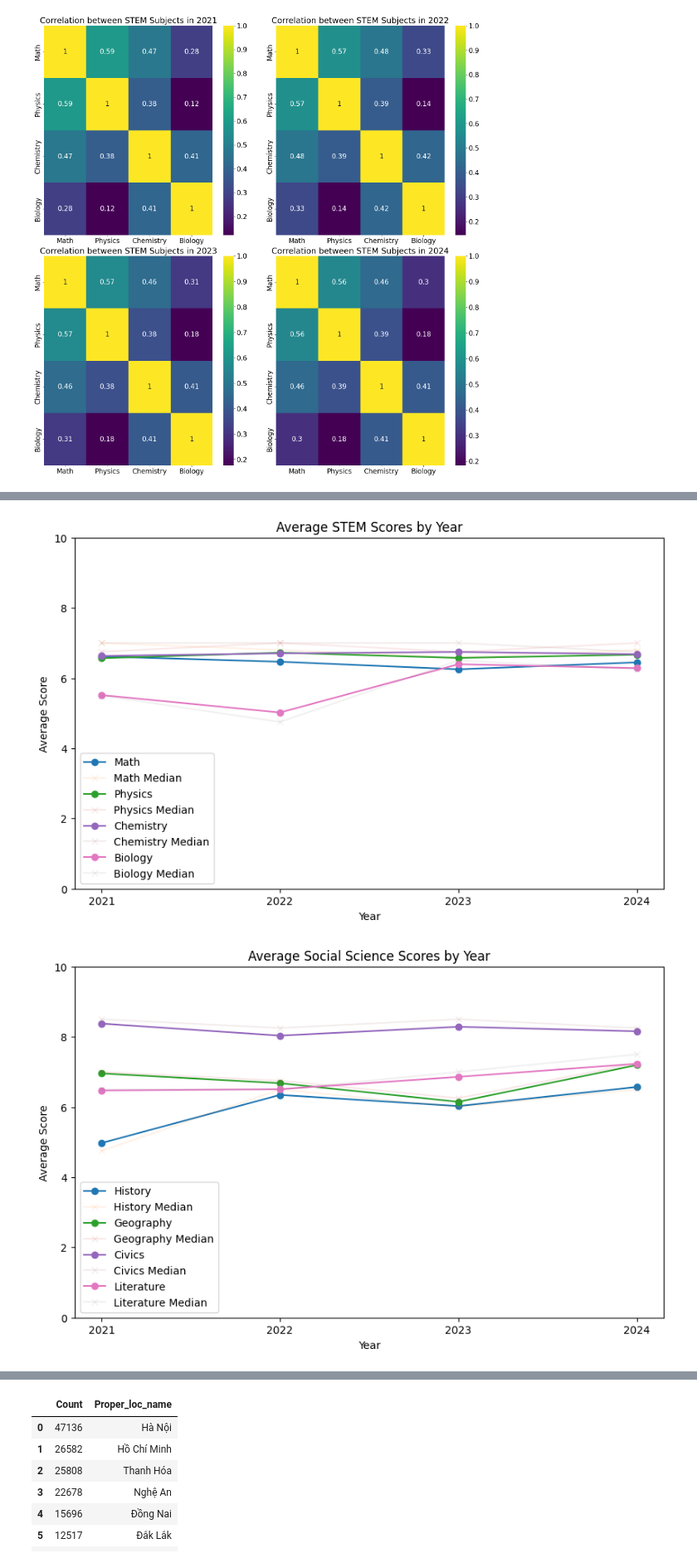
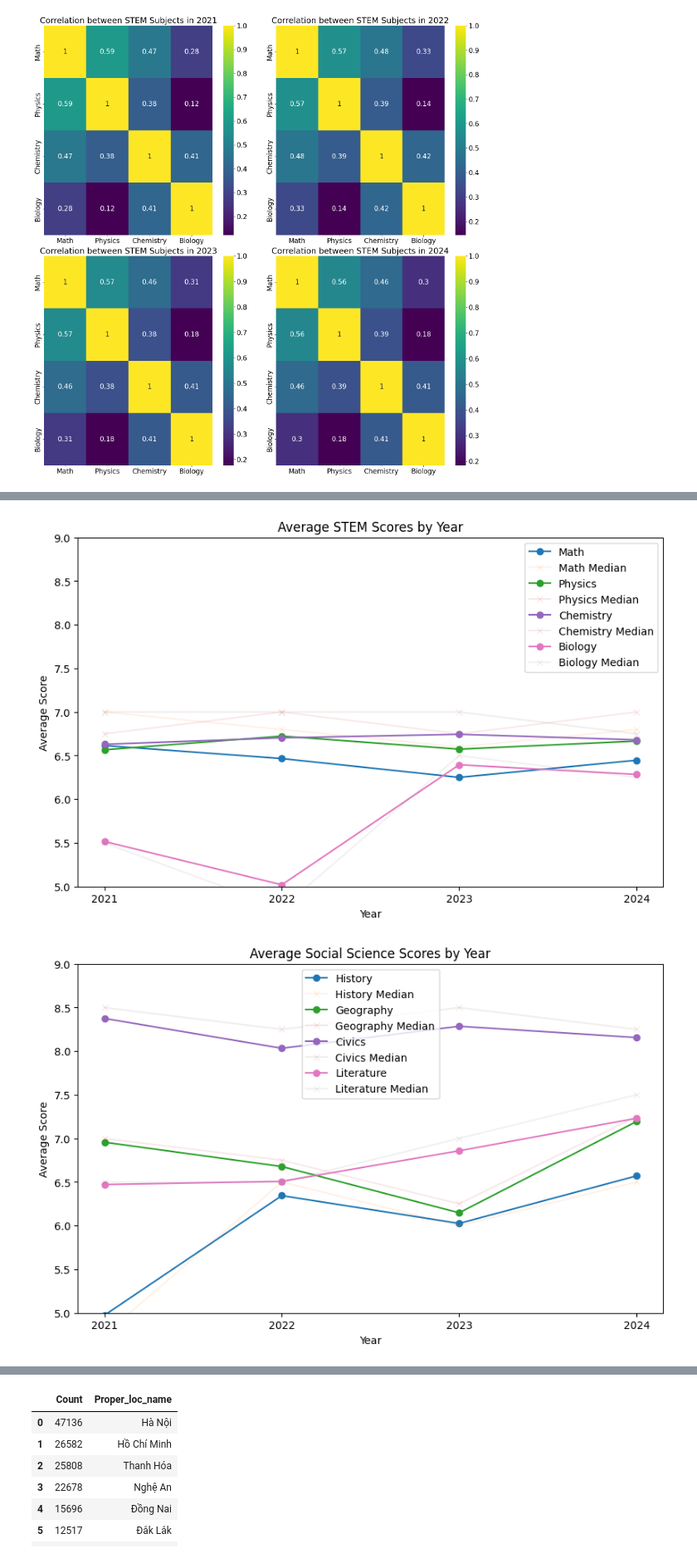
Before and after one commit to sydneycally-inclane-2812/data_vis_uni2024, a Jupyter notebook: analysis.ipynb, the cells around one changed output, grey strips where cells are left out. Shown at 83% size. Cells and saved outputs as stored; diff of their text form; code cells hidden in the pictures.

```diff
--- a/analysis.ipynb
+++ b/analysis.ipynb
@@ -231,37 +238,37 @@ median_score = pd.DataFrame({
     'Physics': [y2021['physics'].median(), y2022['physics'].median(), y2023['physics'].median(), y2024['physics'].median()],
     'Chemistry': [y2021['chem'].median(), y2022['chem'].median(), y2023['chem'].median(), y2024['chem'].median()],
     'Biology': [y2021['bio'].median(), y2022['bio'].median(), y2023['bio'].median(), y2024['bio'].median()],
     'History': [y2021['his'].median(), y2022['his'].median(), y2023['his'].median(), y2024['his'].median()],
     'Geography': [y2021['geo'].median(), y2022['geo'].median(), y2023['geo'].median(), y2024['geo'].median()],
     'Civics': [y2021['civic'].median(), y2022['civic'].median(), y2023['civic'].median(), y2024['civic'].median()],
     'Literature': [y2021['literature'].median(), y2022['literature'].median(), y2023['literature'].median(), y2024['literature'].median()],
 })
 
 # Plot line chart
 plt.figure(figsize=(10, 6))
 for subject in ['Math', 'Physics', 'Chemistry', 'Biology']:
     plt.plot(avg_scores['Year'], avg_scores[subject], marker='o', label=subject)
     plt.plot(median_score['Year'], median_score[subject], marker='x', label=subject + ' Median', alpha=0.1)
 plt.title('Average STEM Scores by Year')
 plt.xlabel('Year')
 plt.ylabel('Average Score')
 plt.legend()
-plt.ylim(0, 10)
+plt.ylim(5, 9)
 plt.show()
 
 plt.figure(figsize=(10, 6))
 for subject in ['History', 'Geography', 'Civics', 'Literature']:
     plt.plot(avg_scores['Year'], avg_scores[subject], marker='o', label=subject)
     plt.plot(median_score['Year'], median_score[subject], marker='x', label=subject + ' Median', alpha=0.1)
 plt.title('Average Social Science Scores by Year')
 plt.xlabel('Year')
 plt.ylabel('Average Score')
 plt.legend()
-plt.ylim(0, 10)
+plt.ylim(5, 9)
 plt.show()
 # %% [output]
-[figure, old version]
+[figure, new version]
-[figure, old version]
+[figure, new version]
 # %%
 # Calculate average scores for each subject in each year
 avg_scores = pd.DataFrame({
```
Also changed, not shown: parts of 6 cells of this notebook, 3 other files.
